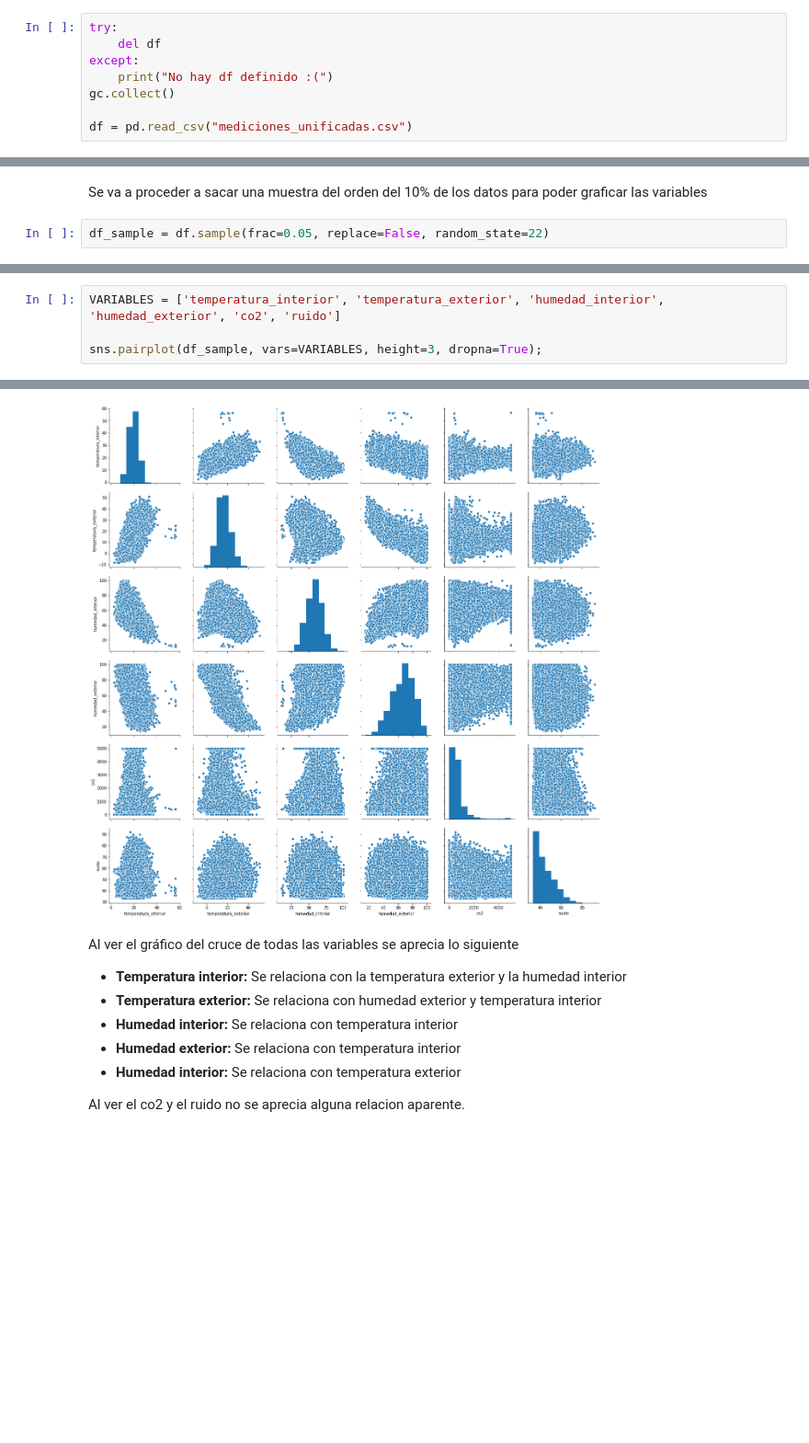
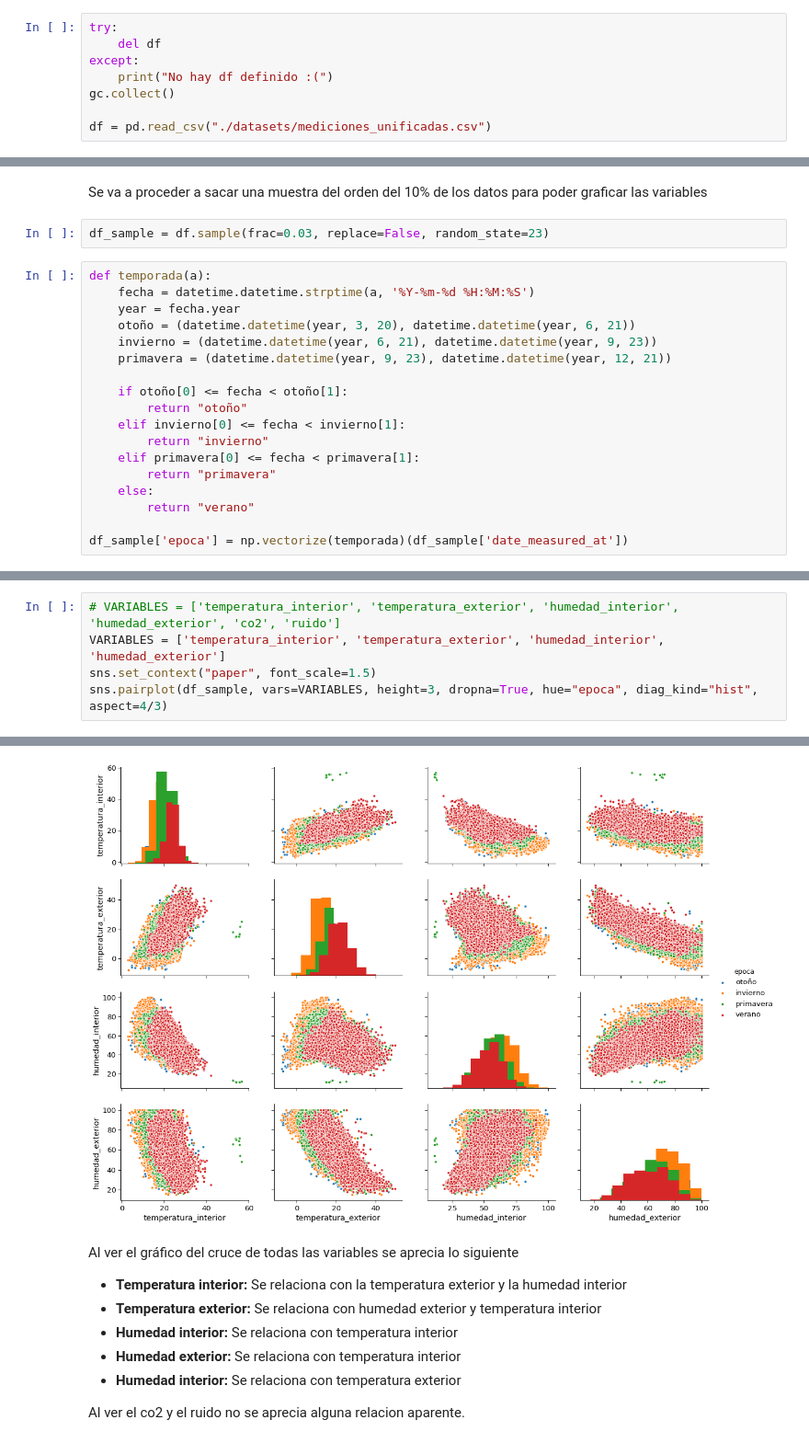
Before and after one commit to fco96/memoria, a Jupyter notebook: Memoria Francisco Olivares.ipynb, the cells around one changed output, grey strips where cells are left out. Shown at 92% size. Drawn from its saved outputs; the diff is of its cells as text; blank space fills up the shorter version.

Commit message:
Create feature 'epoca'

```diff
--- a/Memoria Francisco Olivares.ipynb
+++ b/Memoria Francisco Olivares.ipynb
@@ -55,7 +55,7 @@ except:
     print("No hay df definido :(")
 gc.collect()
 
-df = pd.read_csv("mediciones_unificadas.csv")
+df = pd.read_csv("./datasets/mediciones_unificadas.csv")
 # %%
 display(df.head(5))
 display(df.describe())
@@ -164,7 +164,25 @@ def export_to_db():
 # %% [markdown]
 Se va a proceder a sacar una muestra del orden del 10% de los datos para poder graficar las variables
 # %%
-df_sample = df.sample(frac=0.05, replace=False, random_state=22)
+df_sample = df.sample(frac=0.03, replace=False, random_state=23)
+# %%
+def temporada(a):
+    fecha = datetime.datetime.strptime(a, '%Y-%m-%d %H:%M:%S')
+    year = fecha.year
+    otoño = (datetime.datetime(year, 3, 20), datetime.datetime(year, 6, 21))
+    invierno = (datetime.datetime(year, 6, 21), datetime.datetime(year, 9, 23))
+    primavera = (datetime.datetime(year, 9, 23), datetime.datetime(year, 12, 21))
+
+    if otoño[0] <= fecha < otoño[1]:
+        return "otoño"
+    elif invierno[0] <= fecha < invierno[1]:
+        return "invierno"
+    elif primavera[0] <= fecha < primavera[1]:
+        return "primavera"
+    else:
+        return "verano"
+
+df_sample['epoca'] = np.vectorize(temporada)(df_sample['date_measured_at'])
 # %%
 print("Mostrando la forma de la muestra")
 print(df_sample.shape)
@@ -174,5 +192,6 @@ Mostrando la forma de la muestra
 # %%
-VARIABLES = ['temperatura_interior', 'temperatura_exterior', 'humedad_interior', 'humedad_exterior', 'co2', 'ruido']
-
-sns.pairplot(df_sample, vars=VARIABLES, height=3, dropna=True);
+# VARIABLES = ['temperatura_interior', 'temperatura_exterior', 'humedad_interior', 'humedad_exterior', 'co2', 'ruido']
+VARIABLES = ['temperatura_interior', 'temperatura_exterior', 'humedad_interior', 'humedad_exterior']
+sns.set_context("paper", font_scale=1.5)
+sns.pairplot(df_sample, vars=VARIABLES, height=3, dropna=True, hue="epoca", diag_kind="hist", aspect=4/3)
 # %% [output]
@@ -179,4 +199,4 @@ sns.pairplot(df_sample, vars=VARIABLES, height=3, dropna=True);
-[figure, old version]
+[figure, new version]
 # %% [markdown]
 Al ver el gráfico del cruce de todas las variables se aprecia lo siguiente
 - **Temperatura interior:** Se relaciona con la temperatura exterior y la humedad interior
```
Also changed, not shown: parts of 6 cells of this notebook.
